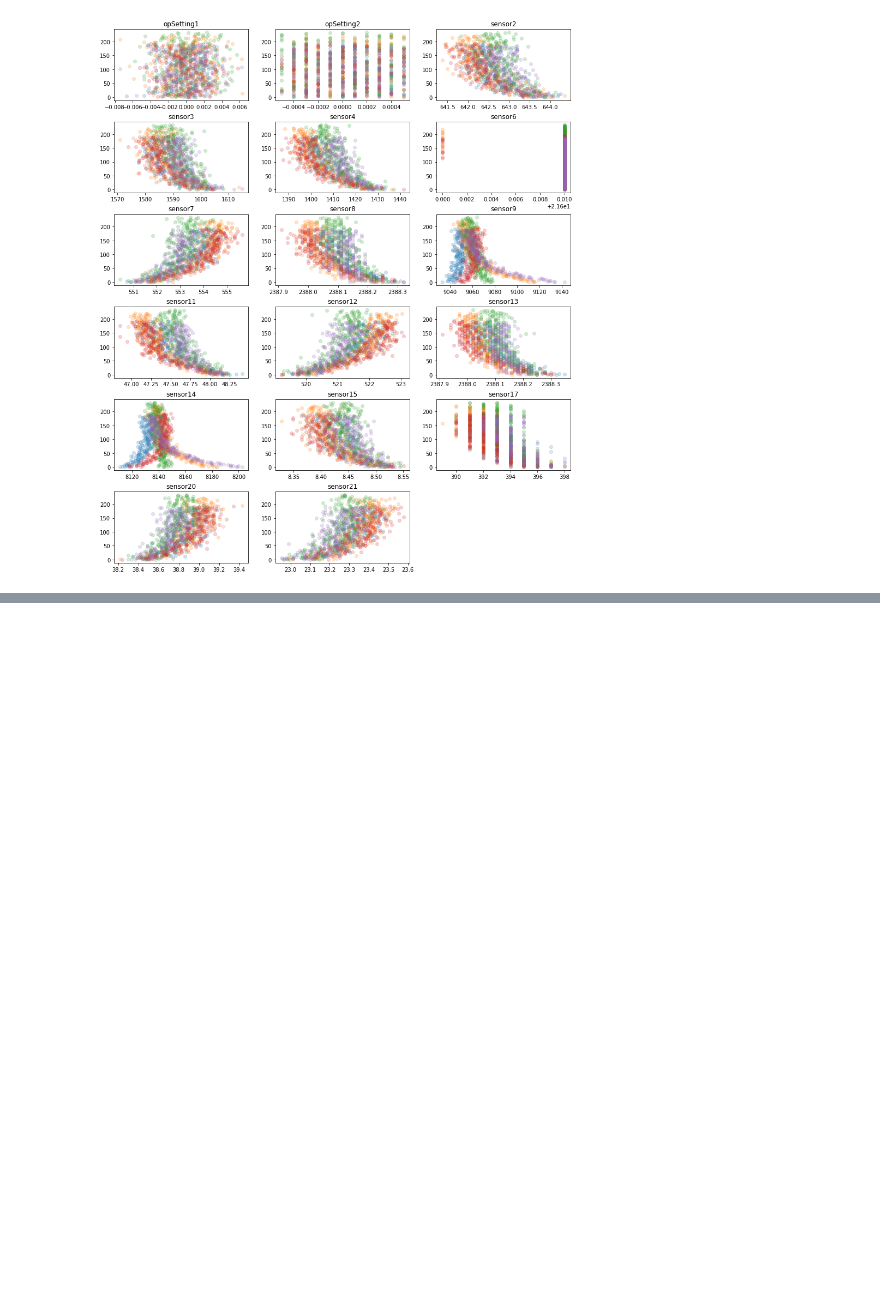
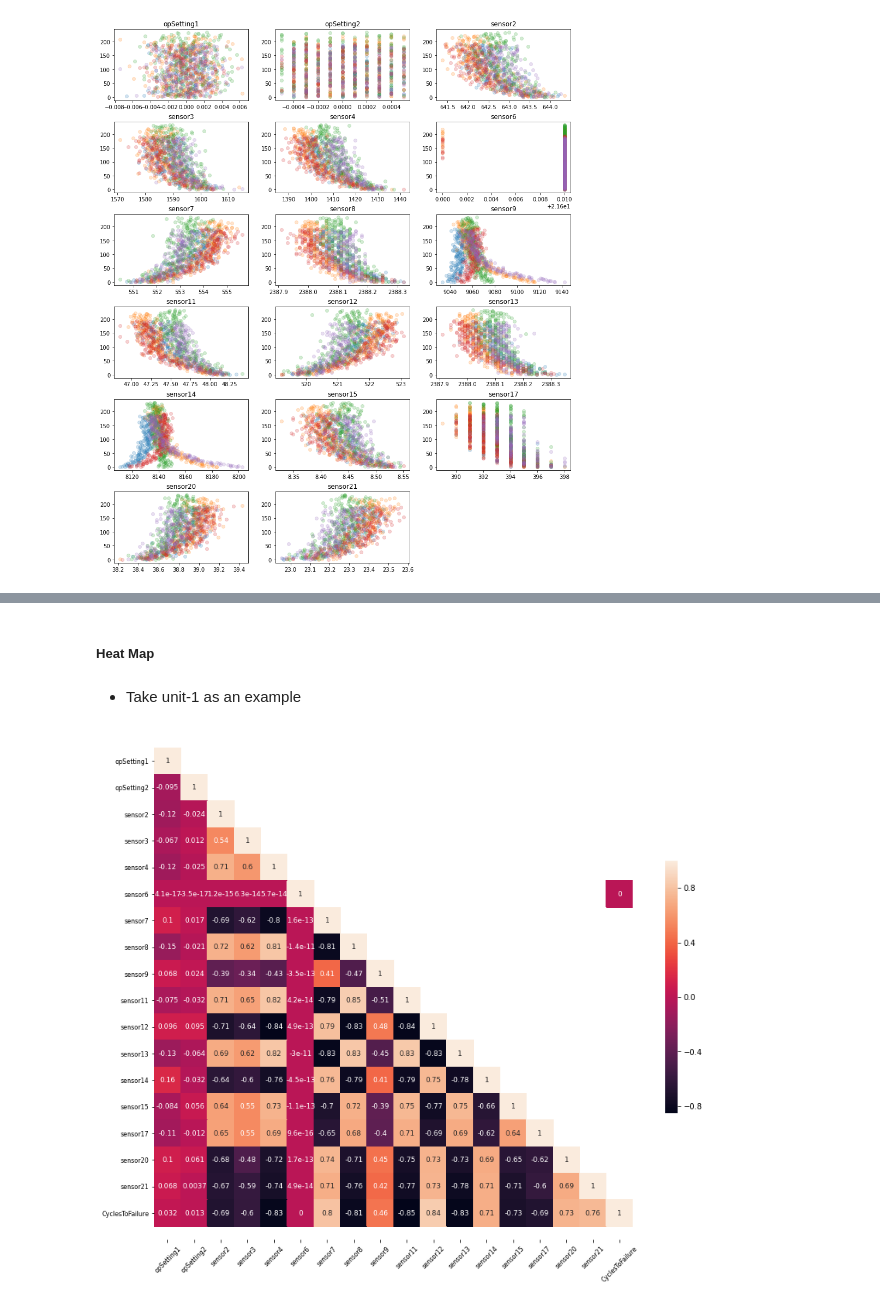
Before and after one commit to j-greggazz/Kaggle, a Jupyter notebook: Predictive Maintenance/notebooks/NASA Turbofan engine degradation analysis.ipynb, the cells around one changed output, grey strips where cells are left out. Saved outputs shown, nothing was run; the diff lists cells and outputs as text; code cells hidden in the pictures; blank space fills up the shorter version.

```diff
--- a/Predictive Maintenance/notebooks/NASA Turbofan engine degradation analysis.ipynb
+++ b/Predictive Maintenance/notebooks/NASA Turbofan engine degradation analysis.ipynb
@@ -230,0 +221,5 @@ plt.subplots_adjust(left=None, bottom=None, right=None, top=None, wspace=None, h
+# %%
+le = LabelEncoder()
+cat_vars = ['sensor17', 'opSetting2']
+for var in cat_vars:
+      train[var] = le.fit_transform(train[var])
@@ -230,0 +255,20 @@ plt.subplots_adjust(left=None, bottom=None, right=None, top=None, wspace=None, h
+# %% [markdown]
+##### Heat Map
+# %% [markdown]
+- Take unit-1 as an example
+# %%
+df = train[train.unit_num == 1]
+df.drop(['unit_num'], axis = 1, inplace = True)
+cor_mat= df[2:].corr()
+mask = np.array(cor_mat)
+mask[np.tril_indices_from(mask)] = False
+fig = plt.gcf()
+fig.set_size_inches(15,12)
+ax = sns.heatmap(data=cor_mat,mask=mask,square=True,cbar_kws={"shrink": .5}, annot=True,cbar=True, annot_kws={"fontsize":9})
+ylim_lower = (ax.get_ylim()[0] + 0.5)
+ylim_upper = (ax.get_ylim()[1] - 0.5)
+ax.set_ylim(ylim_lower, ylim_upper)
+plt.xticks(rotation=45, fontsize = 8)
+_ = plt.yticks(rotation=0, fontsize = 8)
+# %% [output]
+[figure, added]
```
Also changed, not shown: parts of 31 cells of this notebook.
